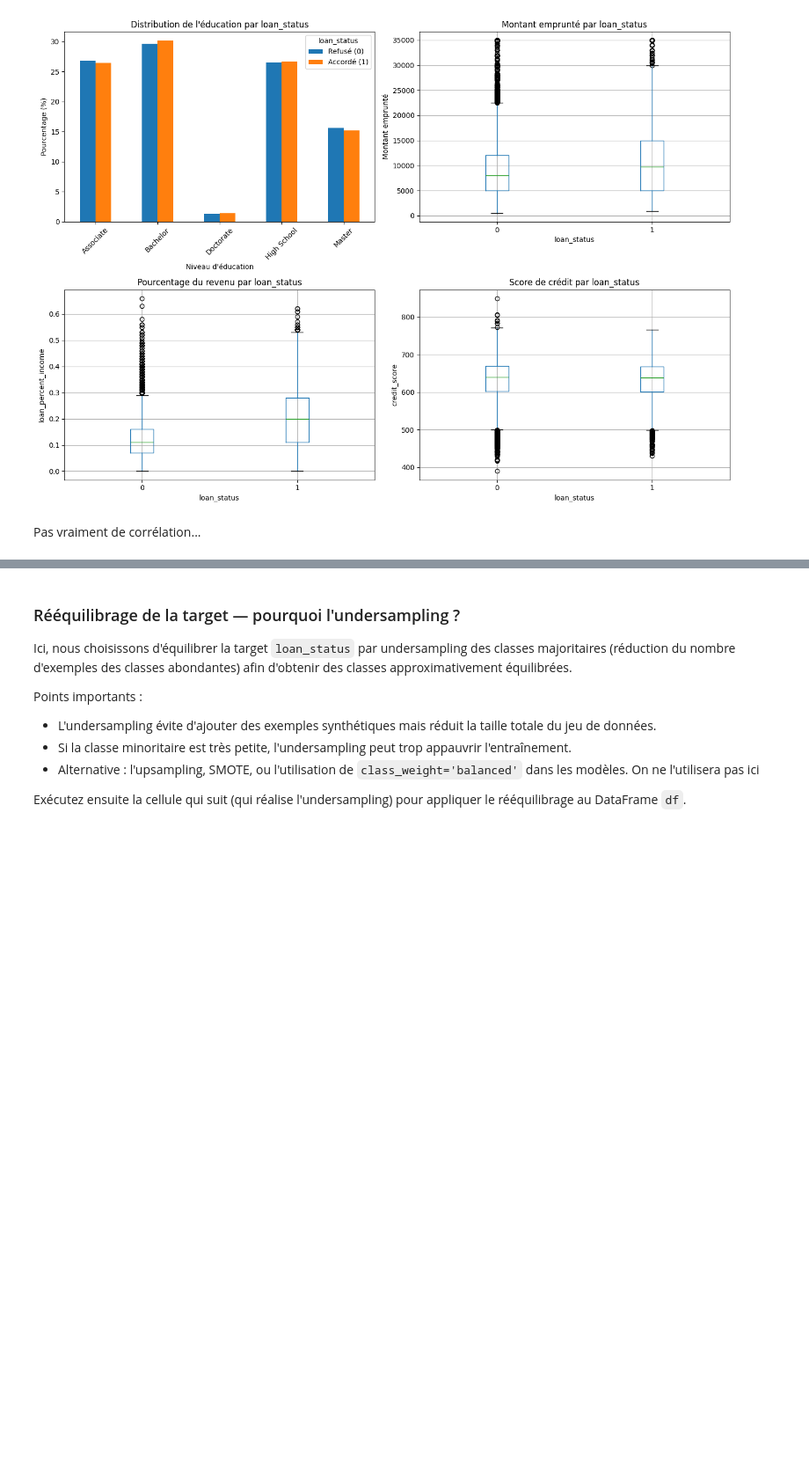
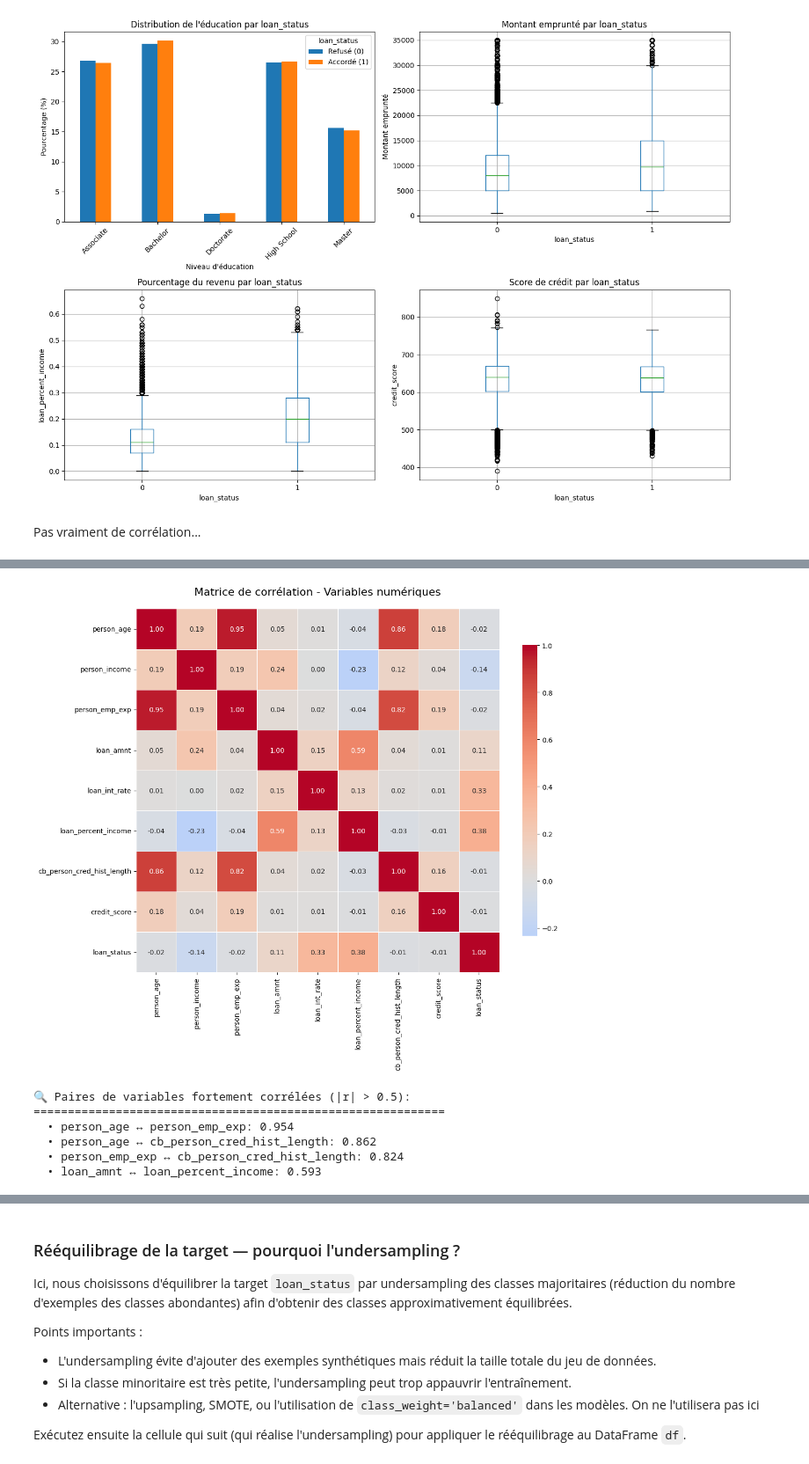
Before and after one commit to amauryjnn/projet-Apprentissage-Automatique, a Jupyter notebook: main_felix.ipynb, the cells around one changed output, grey strips where cells are left out. Shown at 88% size. Cells and saved outputs as stored; diff of their text form; code cells hidden in the pictures; blank space fills up the shorter version.

```diff
--- a/main_felix.ipynb
+++ b/main_felix.ipynb
@@ -264,0 +537,56 @@ Pas vraiment de corrélation...
+# %%
+## Analyse approfondie des corrélations
+
+### 1. Heatmap de corrélation (variables numériques)
+
+import seaborn as sns
+
+# Calculer la matrice de corrélation pour toutes les variables numériques
+correlation_matrix = df[num_cols].corr()
+
+# Créer la heatmap
+plt.figure(figsize=(12, 10))
+sns.heatmap(
+    correlation_matrix,
+    annot=True,           # Afficher les valeurs
+    fmt='.2f',            # Format des nombres (2 décimales)
+    cmap='coolwarm',      # Palette de couleurs (bleu=négatif, rouge=positif)
+    center=0,             # Centrer sur 0
+    square=True,          # Cellules carrées
+    linewidths=0.5,       # Lignes entre cellules
+    cbar_kws={"shrink": 0.8}
+)
+plt.title('Matrice de corrélation - Variables numériques', fontsize=16, pad=20)
+plt.tight_layout()
+plt.show()
+
+# Identifier les corrélations fortes (hors diagonale)
+print("\n🔍 Paires de variables fortement corrélées (|r| > 0.5):")
+print("="*60)
+
+# Extraire les corrélations fortes
+strong_corr = []
+for i in range(len(correlation_matrix.columns)):
+    for j in range(i+1, len(correlation_matrix.columns)):
+        corr_value = correlation_matrix.iloc[i, j]
+        if abs(corr_value) > 0.5:
+            var1 = correlation_matrix.columns[i]
+            var2 = correlation_matrix.columns[j]
+            strong_corr.append((var1, var2, corr_value))
+
+# Trier par valeur absolue décroissante
+strong_corr.sort(key=lambda x: abs(x[2]), reverse=True)
+
+if strong_corr:
+    for var1, var2, corr in strong_corr:
+        print(f"  • {var1} ↔ {var2}: {corr:.3f}")
+else:
+    print("  Aucune corrélation forte détectée (toutes < 0.5)")
+# %% [output]
+[figure, added]
+🔍 Paires de variables fortement corrélées (|r| > 0.5):
+============================================================
+  • person_age ↔ person_emp_exp: 0.954
+  • person_age ↔ cb_person_cred_hist_length: 0.862
+  • person_emp_exp ↔ cb_person_cred_hist_length: 0.824
+  • loan_amnt ↔ loan_percent_income: 0.593
```
Also changed, not shown: parts of 21 cells of this notebook.
